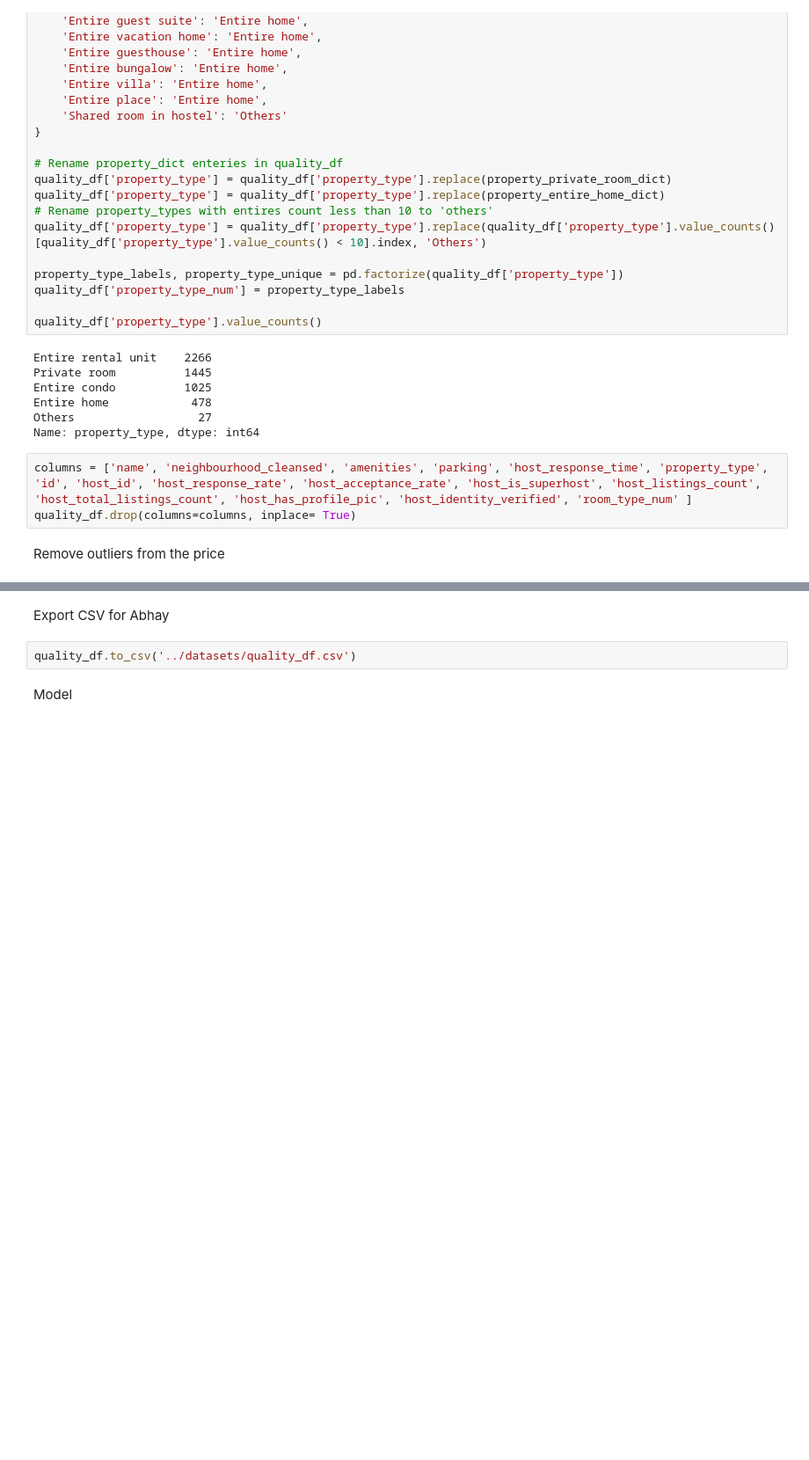
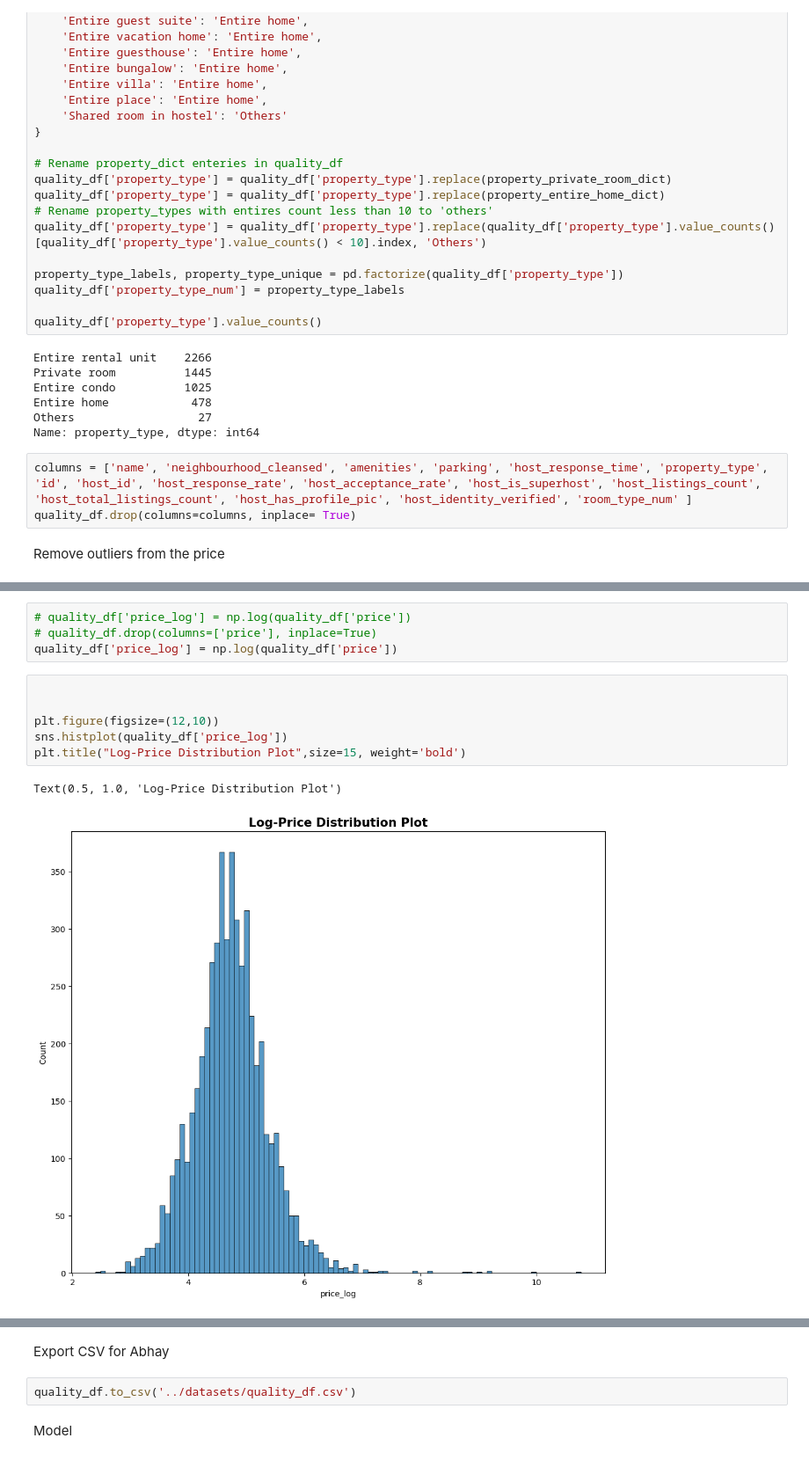
Before and after one commit to Arnesh997/FDS-Airbnb, a Jupyter notebook: abhay-6.ipynb, the cells around one changed output, grey strips where cells are left out. Shown at 88% size. Drawn from its saved outputs; the diff is of its cells as text; blank space fills up the shorter version.

```diff
--- a/abhay-6.ipynb
+++ b/abhay-6.ipynb
@@ -513 +513,14 @@ df_sorted.head(20)
+# %%
+# quality_df['price_log'] = np.log(quality_df['price'])
+# quality_df.drop(columns=['price'], inplace=True)
+quality_df['price_log'] = np.log(quality_df['price'])
+# %%
+
+
+plt.figure(figsize=(12,10))
+sns.histplot(quality_df['price_log'])
+plt.title("Log-Price Distribution Plot",size=15, weight='bold')
+# %% [output]
+Text(0.5, 1.0, 'Log-Price Distribution Plot')
+[figure, added]
 # %%
```
Also changed, not shown: parts of 16 cells of this notebook, 1 other file.
